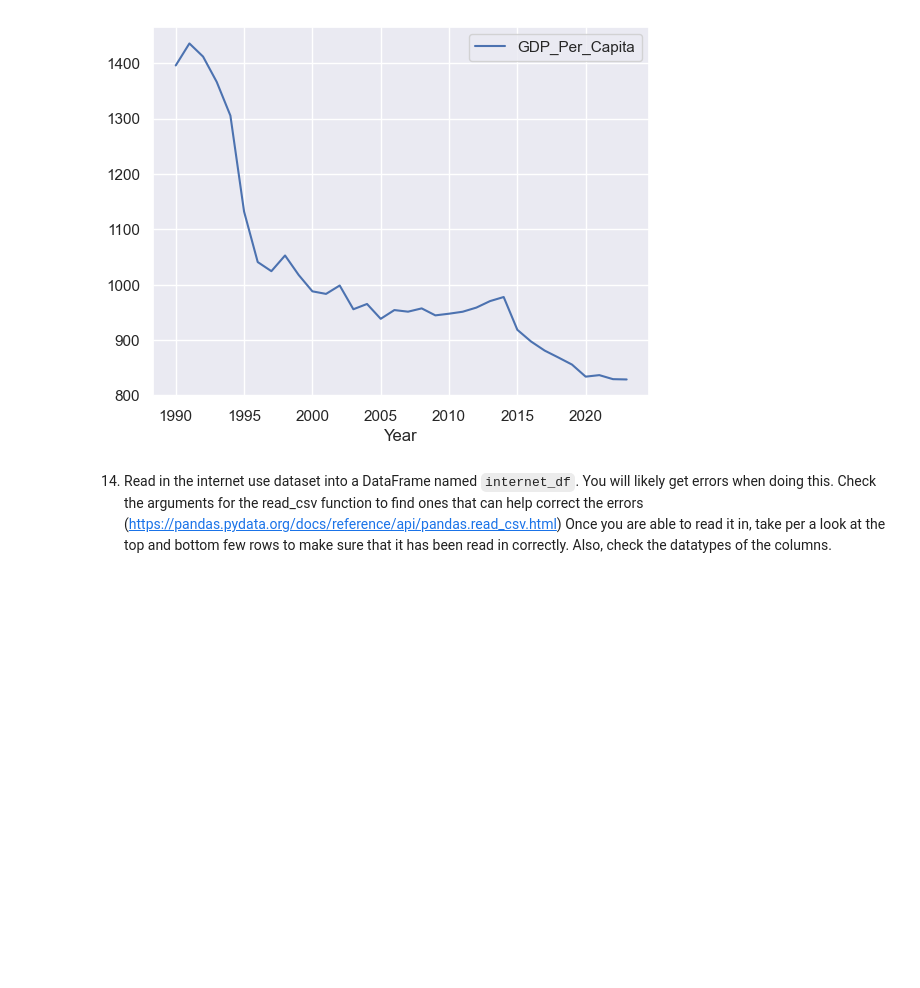
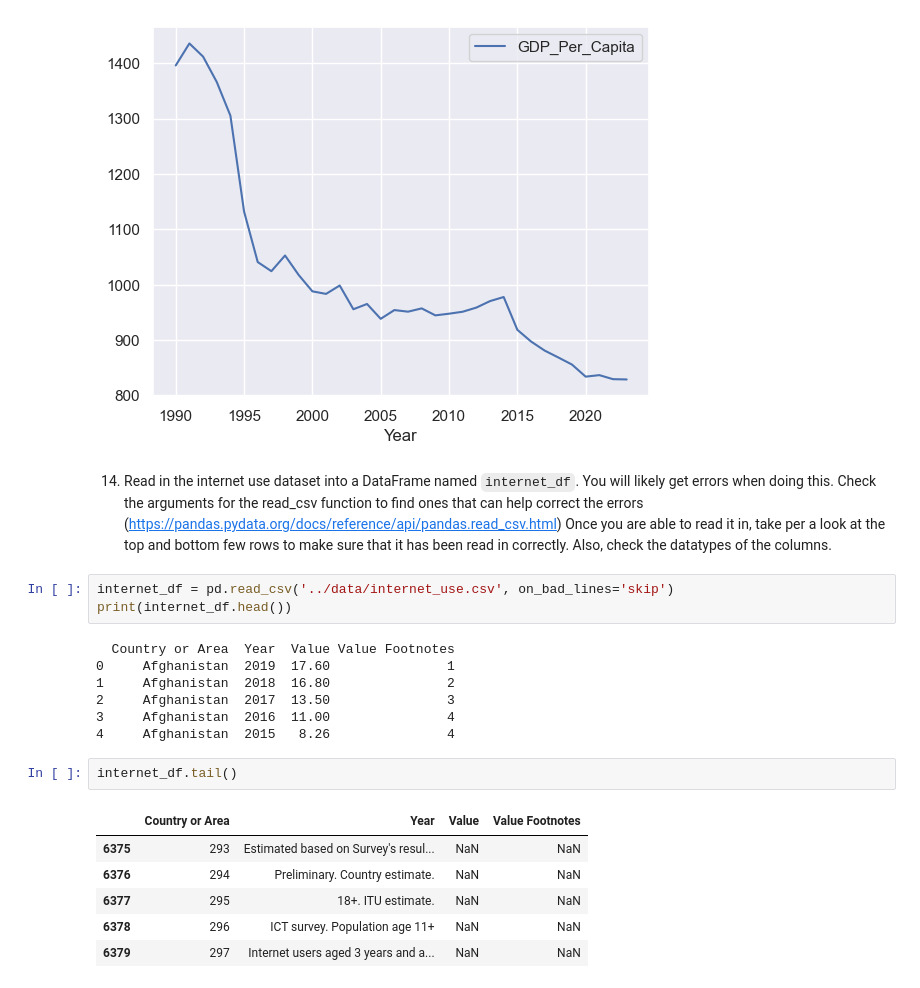
Before and after one commit to NSS-Data-Analytics-Cohort-14/gdp-and-internet-usage-Djmayfield-alt, a Jupyter notebook: notebooks/gdp_project.ipynb, the cells around one changed output. Cells and saved outputs as stored; diff of their text form; blank space fills up the shorter version.

```diff
--- a/notebooks/gdp_project.ipynb
+++ b/notebooks/gdp_project.ipynb
@@ -264,3 +264,22 @@ plt.show()
 [figure]
 # %% [markdown]
 14. Read in the internet use dataset into a DataFrame named `internet_df`. You will likely get errors when doing this. Check the arguments for the read_csv function to find ones that can help correct the errors (https://pandas.pydata.org/docs/reference/api/pandas.read_csv.html) Once you are able to read it in, take per a look at the top and bottom few rows to make sure that it has been read in correctly. Also, check the datatypes of the columns.
+# %%
+internet_df = pd.read_csv('../data/internet_use.csv', on_bad_lines='skip')
+print(internet_df.head())
+# %% [output]
+  Country or Area  Year  Value Value Footnotes
+0     Afghanistan  2019  17.60               1
+1     Afghanistan  2018  16.80               2
+2     Afghanistan  2017  13.50               3
+3     Afghanistan  2016  11.00               4
+4     Afghanistan  2015   8.26               4
+# %%
+internet_df.tail()
+# %% [output]
+|  | Country or Area | Year | Value | Value Footnotes |
+| 6375 | 293 | Estimated based on Survey's resul... | NaN | NaN |
+| 6376 | 294 | Preliminary. Country estimate. | NaN | NaN |
+| 6377 | 295 | 18+. ITU estimate. | NaN | NaN |
+| 6378 | 296 | ICT survey. Population age 11+ | NaN | NaN |
+| 6379 | 297 | Internet users aged 3 years and a... | NaN | NaN |
```
Also changed, not shown: parts of 2 cells of this notebook.
